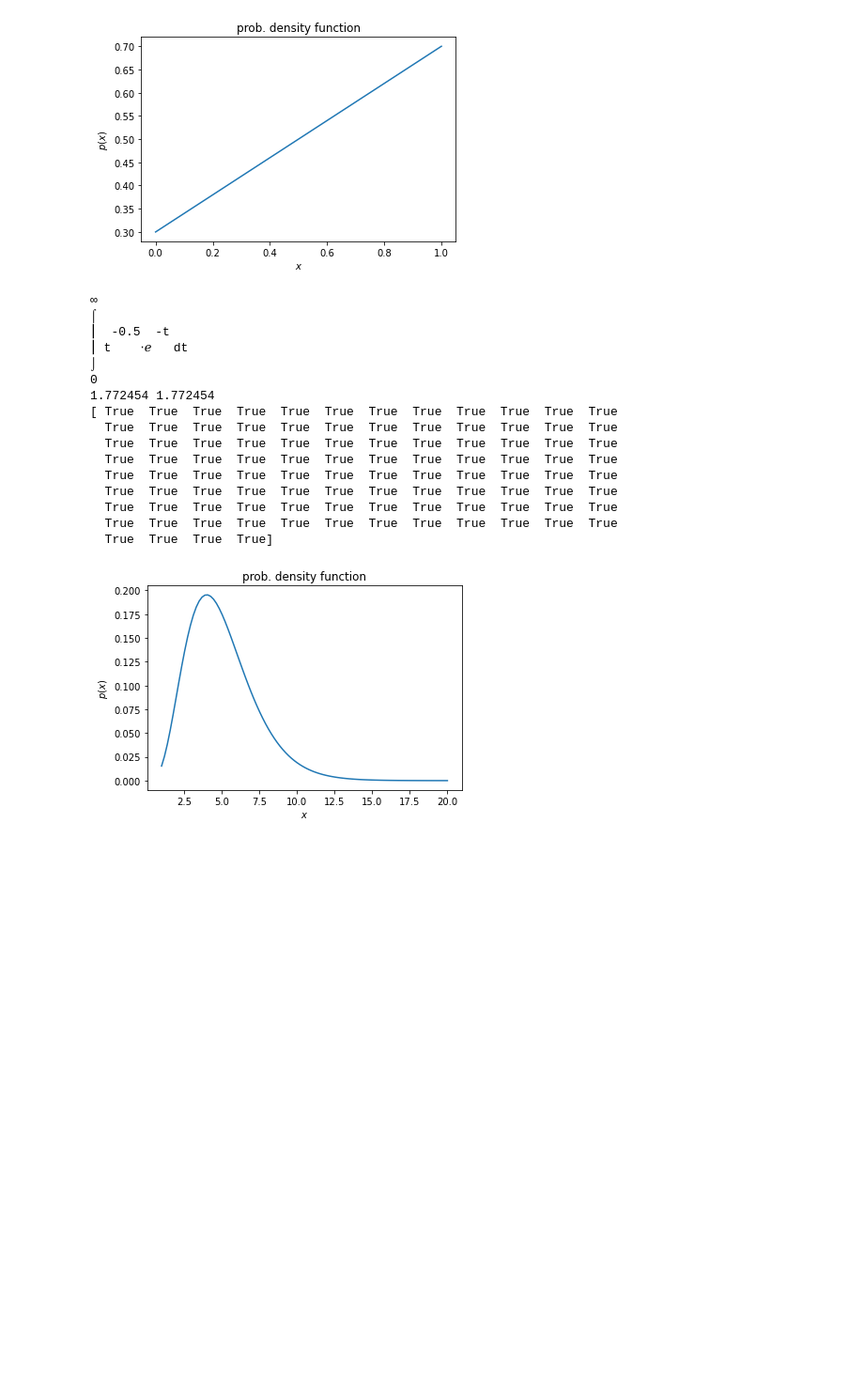
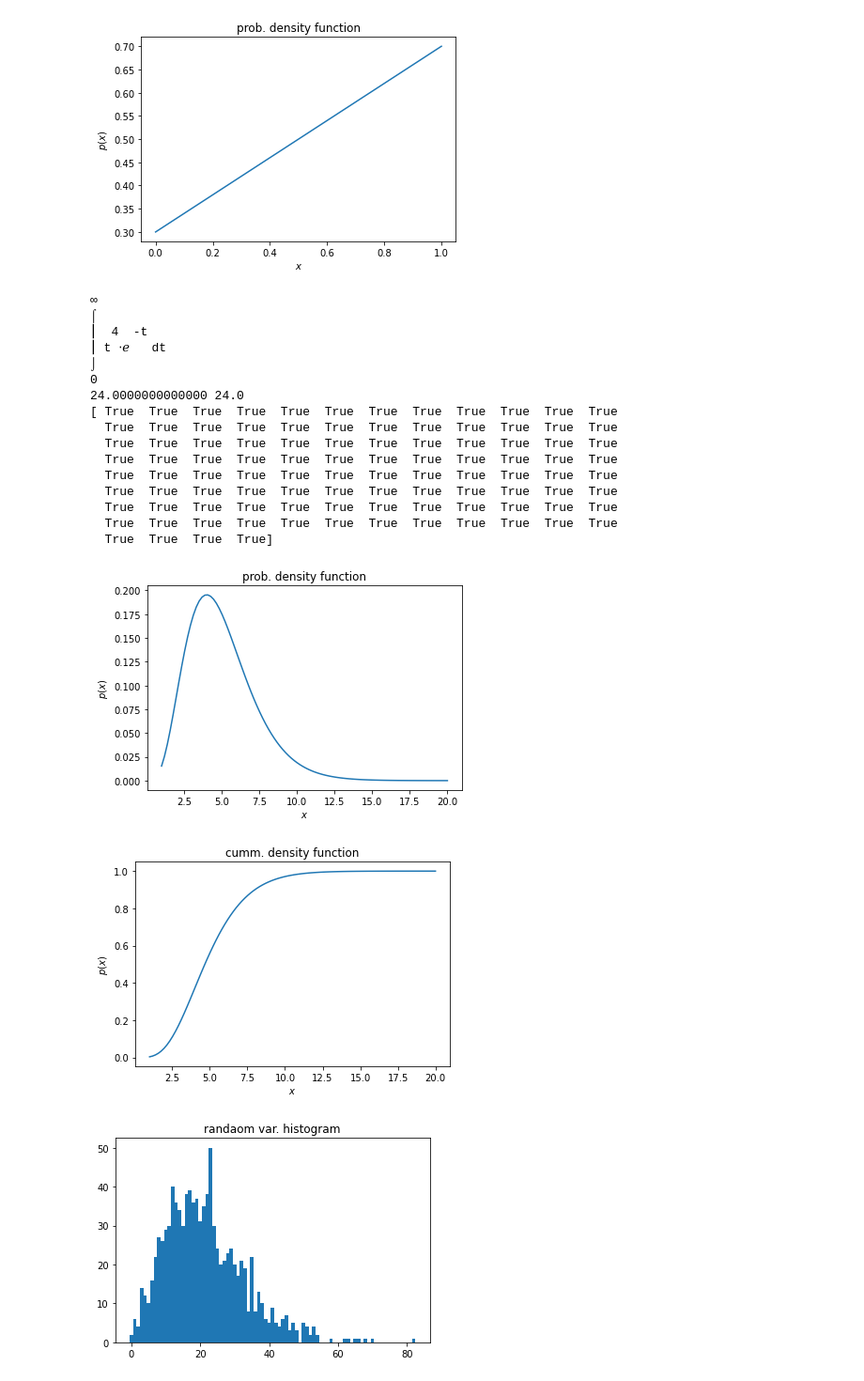
Before and after one commit to dy9296/basic_stats, a Jupyter notebook: dist_main.ipynb, the cells around one changed output. Shown at 94% size. Saved outputs shown, nothing was run; the diff lists cells and outputs as text; code cells hidden in the pictures; blank space fills up the shorter version.

Commit message:
add gamma dist cdf

```diff
--- a/dist_main.ipynb
+++ b/dist_main.ipynb
@@ -3,11 +3,28 @@ import numpy as np
 import matplotlib.pyplot as plt
 
 def plot_pdf(variable, pdf):
-    plt.plot(var_x, result)
+    plt.plot(variable, pdf)
     plt.title("prob. density function")
     plt.xlabel("$x$")
     plt.ylabel("$p(x)$")
     plt.show()
+
+def plot_cdf(variable, cdf):
+    plt.plot(variable, cdf)
+    plt.title("cumm. density function")
+    plt.xlabel("$x$")
+    plt.ylabel("$p(x)$")
+    plt.show()
+
+def cdf_histogram(cdf):
+    n_data = cdf.shape[0]
+
+    cls = np.digitize(np.random.uniform(0, 1, n_data * 10), bins = cdf)
+    freq = np.unique(cls, return_counts=True)
+
+    plt.bar(freq[0], freq[1], width=1.0)
+    plt.title("randaom var. histogram")
+    plt.show()
 # %%
 # normal distribution
 
@@ -53,40 +70,52 @@ plot_pdf(var_x, result)
 # %%
 # gamma distribuiton
 
 from distribution import gamma as gamma_dist
 
 from scipy.special import gamma as gamma_fun
 from scipy.stats import gamma as gamma_ans
 
 # gamma function
-print(gamma_dist(0.5).function(True).round(6), gamma_fun(0.5).round(6))
+gamma = gamma_dist(5)
+print(gamma.function(True).round(6), gamma_fun(5).round(6))
+
+# gamma plot
+var_x = np.linspace(1, 20, 100)
 
 # gamma pdf
-var_x = np.linspace(1, 20, 100)
-
-result = gamma_dist(5).pdf(var_x)
+result = gamma.pdf(var_x)
 answer = gamma_ans(5).pdf(var_x)
 
 print(result.round(6) == answer.round(6))
 plot_pdf(var_x, result)
+
+# gamma cdf
+gamma_cdf = gamma.cdf(var_x)
+plot_cdf(var_x, gamma_cdf)
+plt.show()
+
+# gamma R.V. hist
+cdf_histogram(gamma_cdf)
 # %% [output]
 ∞
 ⌠
-⎮  -0.5  -t
-⎮ t    ⋅ℯ   dt
+⎮  4  -t
+⎮ t ⋅ℯ   dt
 ⌡
 0
-1.772454 1.772454
+24.0000000000000 24.0
 [ True  True  True  True  True  True  True  True  True  True  True  True
   True  True  True  True  True  True  True  True  True  True  True  True
   True  True  True  True  True  True  True  True  True  True  True  True
   True  True  True  True  True  True  True  True  True  True  True  True
   True  True  True  True  True  True  True  True  True  True  True  True
   True  True  True  True  True  True  True  True  True  True  True  True
   True  True  True  True  True  True  True  True  True  True  True  True
   True  True  True  True  True  True  True  True  True  True  True  True
   True  True  True  True]
 [figure]
+[figure, added]
+[figure, added]
 # %%
 # beta distribuiton
 
```
Also changed, not shown: parts of 1 cell of this notebook, 1 other file.
